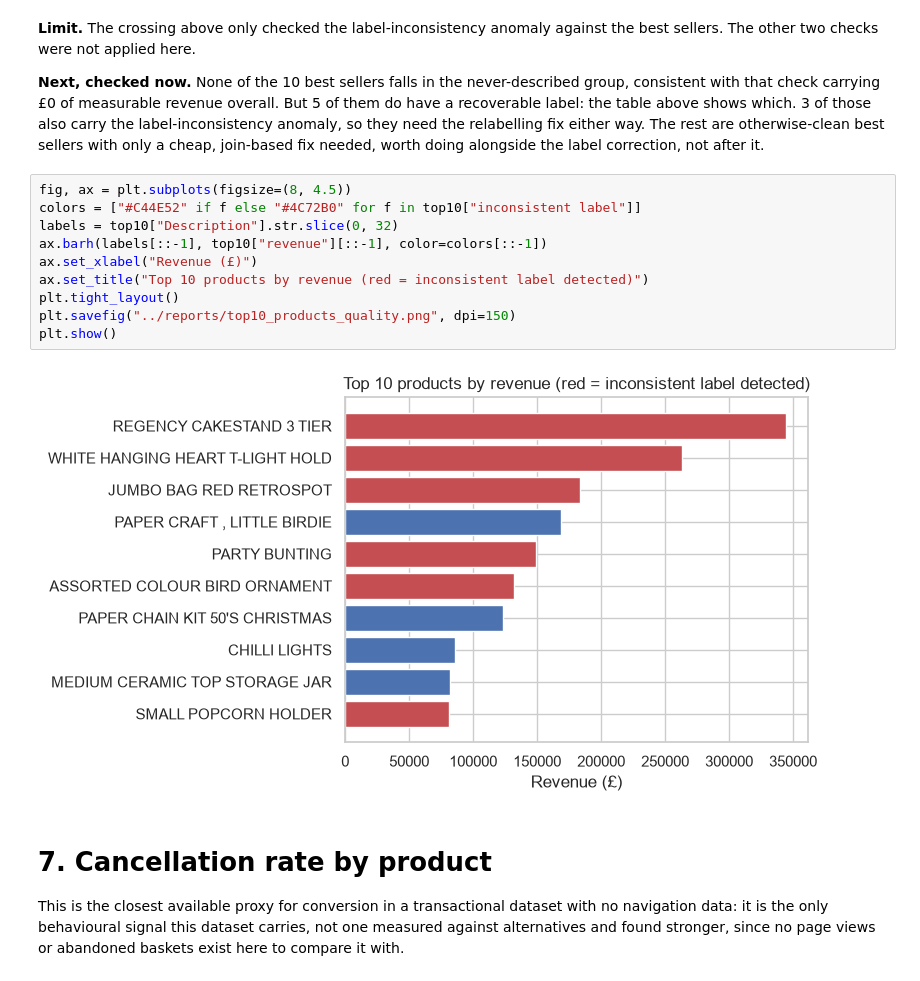
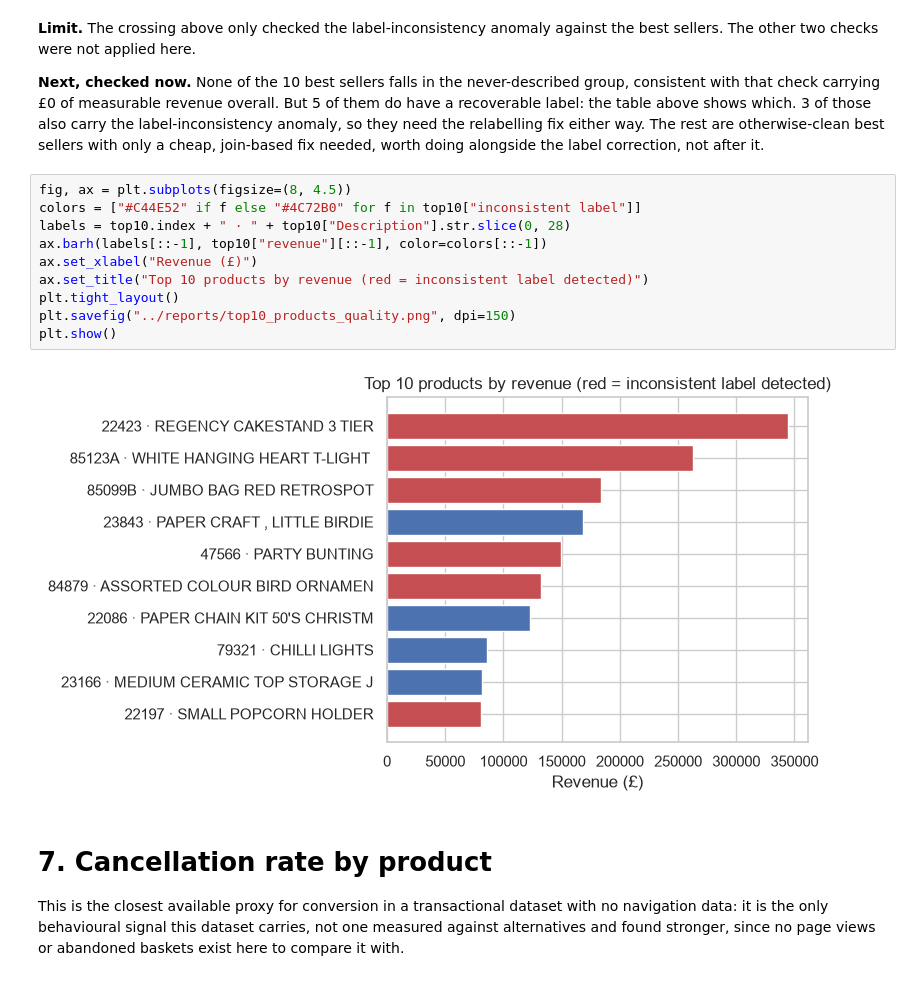
Before and after one commit to juliettebm/customer-analytics-retail, a Jupyter notebook: notebooks/06_catalog_quality.ipynb, the cells around one changed output. Drawn from its saved outputs; the diff is of its cells as text.

```diff
--- a/notebooks/06_catalog_quality.ipynb
+++ b/notebooks/06_catalog_quality.ipynb
@@ -482,15 +489,15 @@ cheap, join-based fix needed, worth doing alongside the label correction, not af
 # %%
 fig, ax = plt.subplots(figsize=(8, 4.5))
 colors = ["#C44E52" if f else "#4C72B0" for f in top10["inconsistent label"]]
-labels = top10["Description"].str.slice(0, 32)
+labels = top10.index + " · " + top10["Description"].str.slice(0, 28)
 ax.barh(labels[::-1], top10["revenue"][::-1], color=colors[::-1])
 ax.set_xlabel("Revenue (£)")
 ax.set_title("Top 10 products by revenue (red = inconsistent label detected)")
 plt.tight_layout()
 plt.savefig("../reports/top10_products_quality.png", dpi=150)
 plt.show()
 # %% [output]
-[figure, old version]
+[figure, new version]
 # %% [markdown]
 # 7. Cancellation rate by product
 
```
Also changed, not shown: parts of 4 cells of this notebook, 3 other files.
